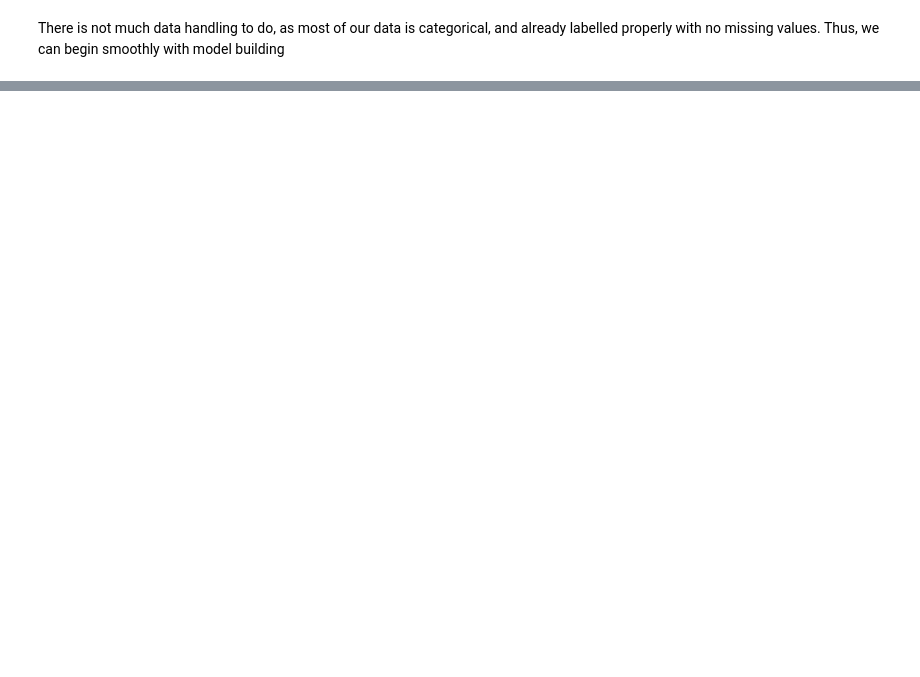
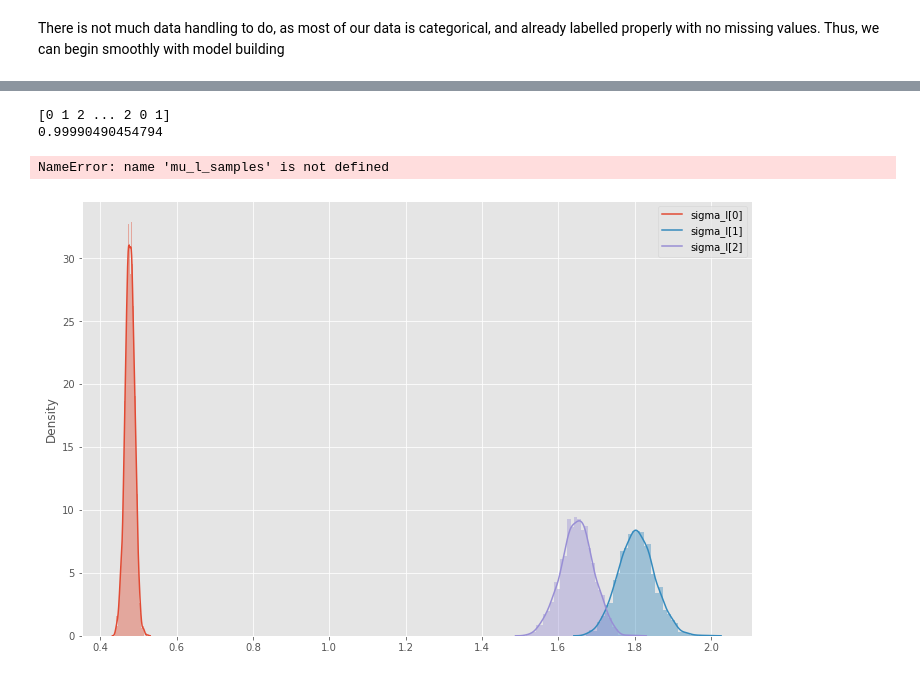
Before and after one commit to adamzenith/MBML-Project, a Jupyter notebook: notebook.ipynb, the cells around one changed output, grey strips where cells are left out. Drawn from its saved outputs; the diff is of its cells as text; code cells hidden in the pictures; blank space fills up the shorter version.

```diff
--- a/notebook.ipynb
+++ b/notebook.ipynb
@@ -172,0 +369,28 @@ Sample Sites:
+# %%
+#mu_l_samples = samples["mu_l"].detach().numpy()
+#sigma_l_samples = samples["sigma_l"].detach().numpy()
+#beta_l_samples = samples["Beta_l"].detach().numpy()
+#Beta_t_samples = samples["Beta_t"].detach().numpy()
+#outcome_samples = samples["outcome"].detach().numpy()
+confidence_samples = samples["confidence"].detach().numpy()
+y_hat=np.argmax(confidence_samples.mean(axis=0),axis=1)
+print(y_hat)
+Y_fac=Y_fac.detach().numpy()
+print(np.sum(Y_fac==y_hat)/len(y_hat))
+# %% [output]
+[0 1 2 ... 2 0 1]
+0.99990490454794
+# %%
+for c in range(3):
+    sns.distplot(mu_l_samples[:,0,c])
+plt.legend(["mu_l[%d]" % c for c in range(3)])
+plt.show()
+# %% [output]
+NameError: name 'mu_l_samples' is not defined
+# %%
+for c in range(3):
+    sns.distplot(sigma_l_samples[:,0,c])
+plt.legend(["sigma_l[%d]" % c for c in range(3)])
+plt.show()
+# %% [output]
+[figure, added]
```
Also changed, not shown: parts of 17 cells of this notebook.
